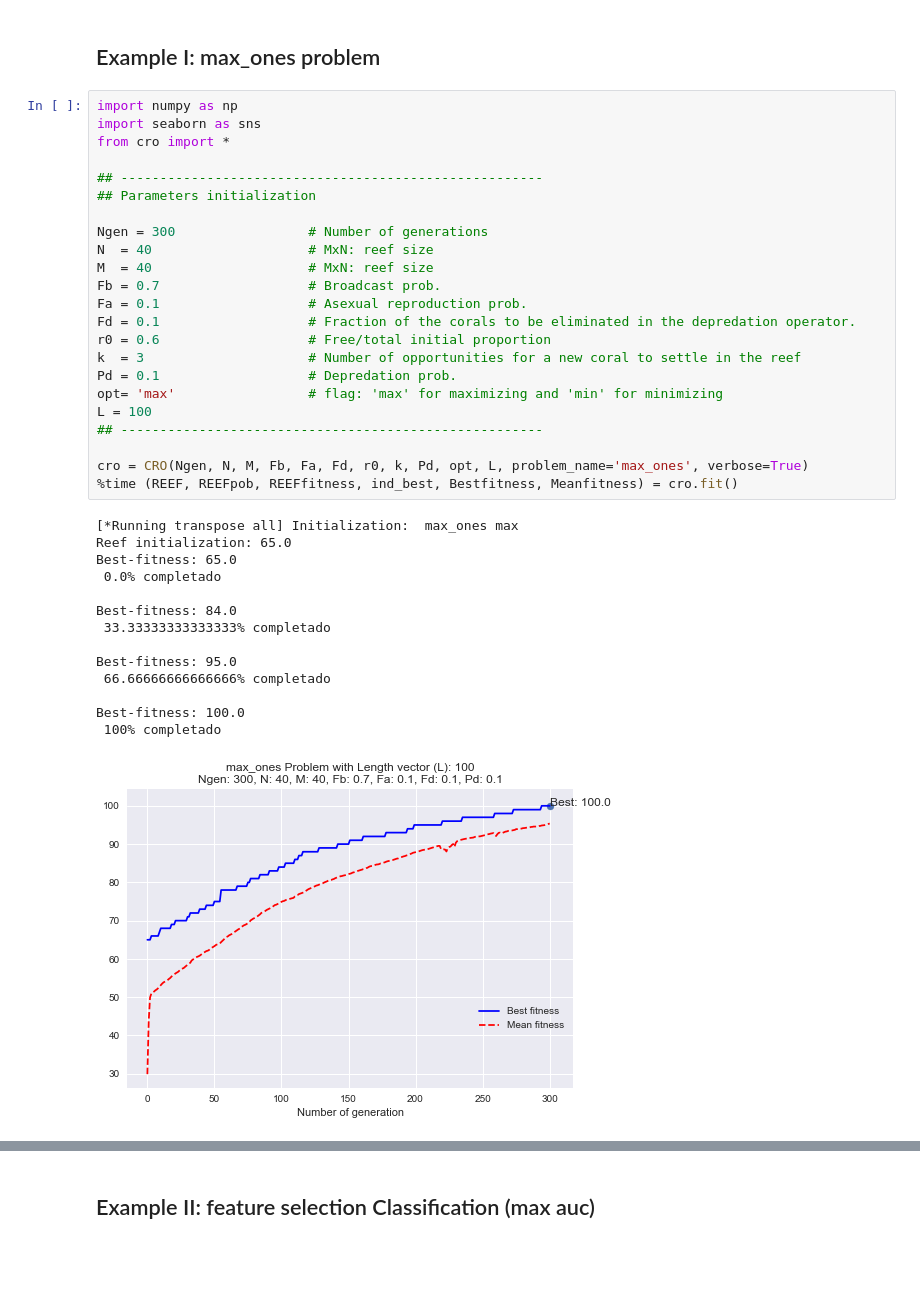
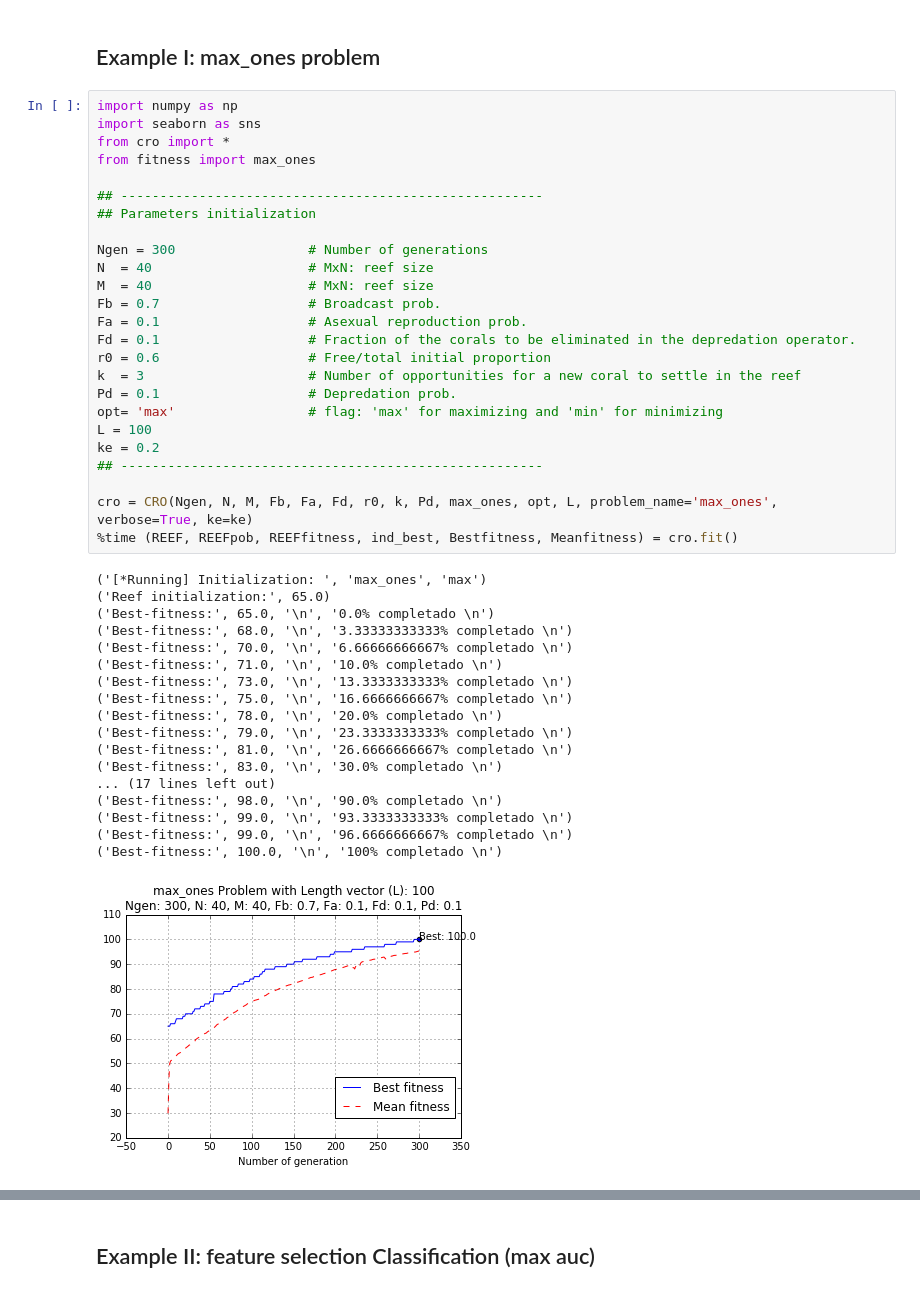
Before and after one commit to VictorPelaez/coral-reef-optimization-algorithm, a Jupyter notebook: cro/test.ipynb, the cells around one changed output, grey strips where cells are left out. Cells and saved outputs as stored; diff of their text form; blank space fills up the shorter version.

```diff
--- a/cro/test.ipynb
+++ b/cro/test.ipynb
@@ -5,38 +5,44 @@
 # %%
 import numpy as np
 import seaborn as sns
 from cro import *
+from fitness import max_ones
 
 ## ------------------------------------------------------
 ## Parameters initialization
 
 Ngen = 300                 # Number of generations
 N  = 40                    # MxN: reef size
 M  = 40                    # MxN: reef size
 Fb = 0.7                   # Broadcast prob.
 Fa = 0.1                   # Asexual reproduction prob.
 Fd = 0.1                   # Fraction of the corals to be eliminated in the depredation operator.
 r0 = 0.6                   # Free/total initial proportion
 k  = 3                     # Number of opportunities for a new coral to settle in the reef
 Pd = 0.1                   # Depredation prob.
 opt= 'max'                 # flag: 'max' for maximizing and 'min' for minimizing
 L = 100
+ke = 0.2
 ## ------------------------------------------------------
 
-cro = CRO(Ngen, N, M, Fb, Fa, Fd, r0, k, Pd, opt, L, problem_name='max_ones', verbose=True)
+cro = CRO(Ngen, N, M, Fb, Fa, Fd, r0, k, Pd, max_ones, opt, L, problem_name='max_ones', verbose=True, ke=ke)
 %time (REEF, REEFpob, REEFfitness, ind_best, Bestfitness, Meanfitness) = cro.fit()
 # %% [output]
-[*Running transpose all] Initialization:  max_ones max
-Reef initialization: 65.0
-Best-fitness: 65.0
- 0.0% completado
-
-Best-fitness: 84.0
- 33.33333333333333% completado
-
-Best-fitness: 95.0
- 66.66666666666666% completado
-
-Best-fitness: 100.0
- 100% completado
+('[*Running] Initialization: ', 'max_ones', 'max')
+('Reef initialization:', 65.0)
+('Best-fitness:', 65.0, '\n', '0.0% completado \n')
+('Best-fitness:', 68.0, '\n', '3.33333333333% completado \n')
+('Best-fitness:', 70.0, '\n', '6.66666666667% completado \n')
+('Best-fitness:', 71.0, '\n', '10.0% completado \n')
+('Best-fitness:', 73.0, '\n', '13.3333333333% completado \n')
+('Best-fitness:', 75.0, '\n', '16.6666666667% completado \n')
+('Best-fitness:', 78.0, '\n', '20.0% completado \n')
+('Best-fitness:', 79.0, '\n', '23.3333333333% completado \n')
+('Best-fitness:', 81.0, '\n', '26.6666666667% completado \n')
+('Best-fitness:', 83.0, '\n', '30.0% completado \n')
+... (17 lines left out)
+('Best-fitness:', 98.0, '\n', '90.0% completado \n')
+('Best-fitness:', 99.0, '\n', '93.3333333333% completado \n')
+('Best-fitness:', 99.0, '\n', '96.6666666667% completado \n')
+('Best-fitness:', 100.0, '\n', '100% completado \n')
-[figure, old version]
+[figure, new version]
```
Also changed, not shown: parts of 3 cells of this notebook.
